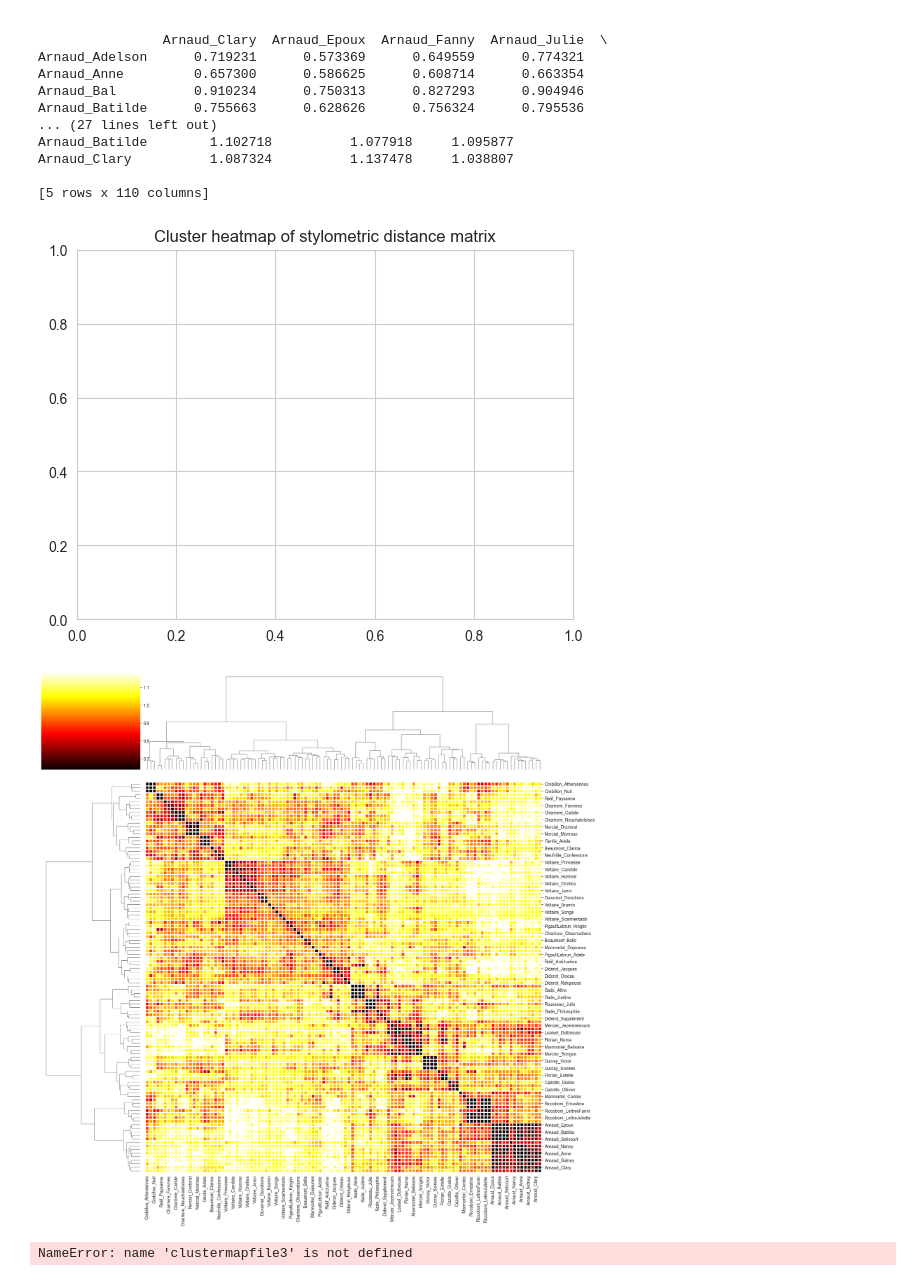
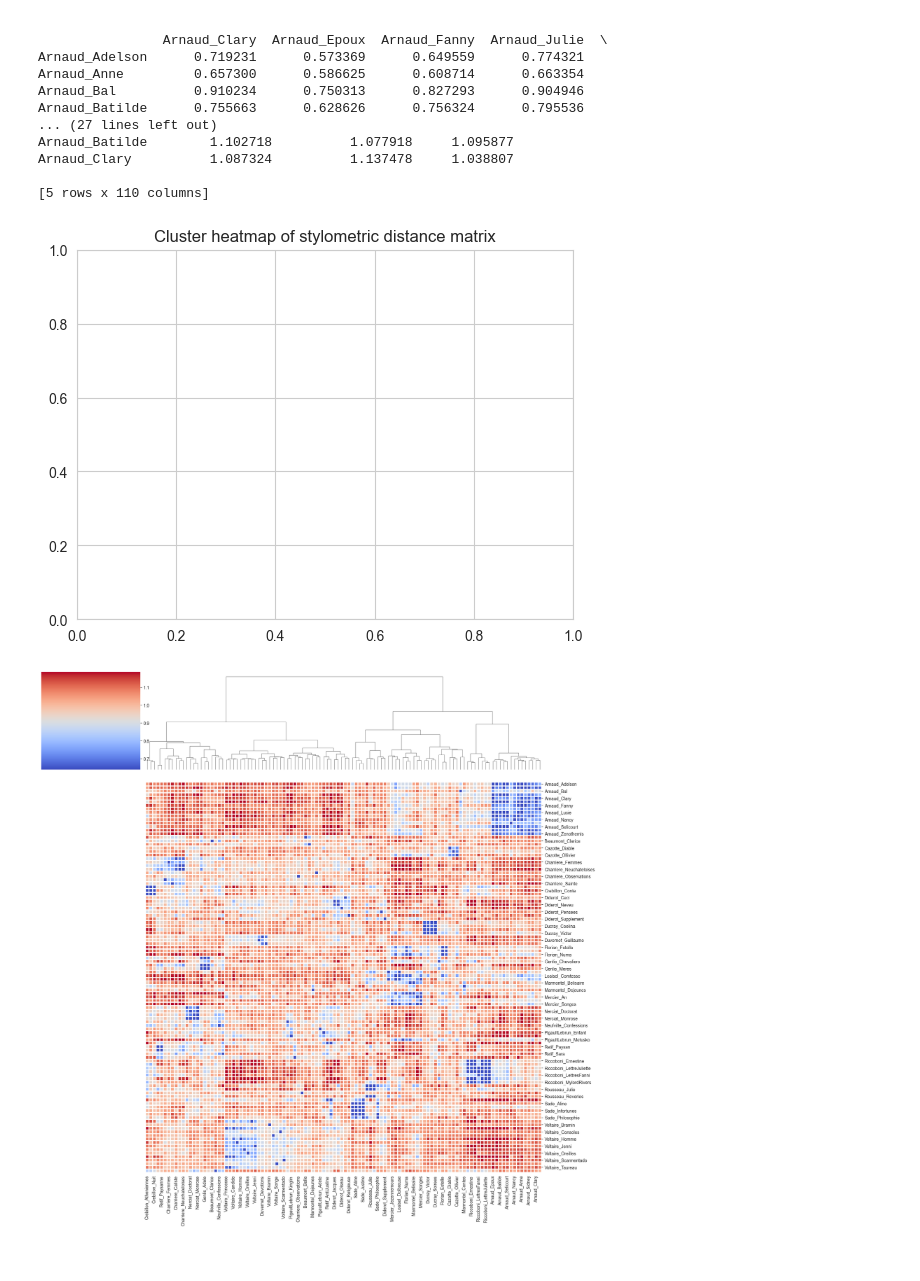
Before and after one commit to MiMoText/Stylometric_Analysis, a Jupyter notebook: make_clustermap.ipynb, the cells around one changed output. Saved outputs shown, nothing was run; the diff lists cells and outputs as text; code cells hidden in the pictures.

```diff
--- a/make_clustermap.ipynb
+++ b/make_clustermap.ipynb
@@ -33,24 +33,24 @@ matrix = matrix.sort_index(axis=0).sort_index(axis=1)
 # %%
 sns.set_style("whitegrid")
 plt.figure()
 plt.title("Cluster heatmap of stylometric distance matrix")
 sns.clustermap(
         data=matrix,
         method="ward", # ward|centroid etc.
         robust=True,
         figsize=(18,18),
         #annot=True,
         square=False,
         linewidths=0.8,
         linecolor="white",
-        cmap="hot",
+        cmap="coolwarm",
+        row_cluster=False,
         cbar=True,
         )
 plt.tight_layout()
 plt.show()
-plt.savefig(clustermapfile3, dpi=300)
+plt.savefig("clustermapfile.png", dpi=300)
 plt.close()
 # %% [output]
 [figure]
-[figure, old version]
+[figure, new version]
-NameError: name 'clustermapfile3' is not defined
```
Also changed, not shown: 2 other files.
